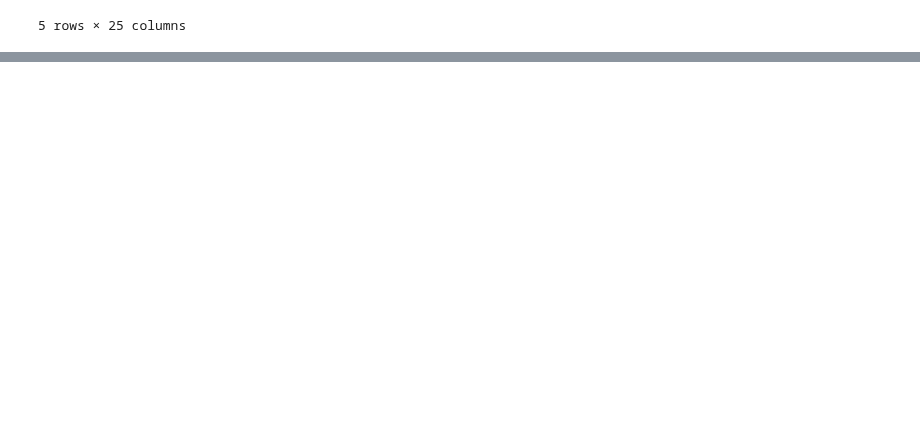
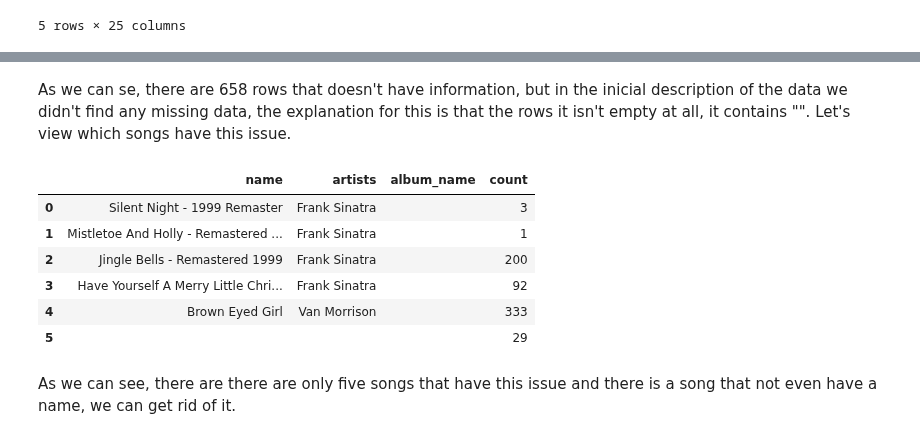
Before and after one commit to PPJQ/Spotify-Songs, a Jupyter notebook: Spotify-Songs-Documentation Notebook.ipynb, the cells around one changed output, grey strips where cells are left out. Drawn from its saved outputs; the diff is of its cells as text; code cells hidden in the pictures; blank space fills up the shorter version.

Commit message:
Project Progress
Progress in the data exploration section.

```diff
--- a/Spotify-Songs-Documentation Notebook.ipynb
+++ b/Spotify-Songs-Documentation Notebook.ipynb
@@ -87,0 +183,22 @@ df.head(5)
+# %% [markdown]
+As we can se, there are 658 rows that doesn't have information, but in the inicial description of the data we didn't find any missing data, the explanation for this is that the rows it isn't empty at all, it contains "". Let's view which songs have this issue.
+# %%
+# Reviewing the songs that have this "album_release_date" issue:
+query = """SELECT name, artists, album_name, COUNT(album_release_date)
+FROM "spotify_top_songs"
+WHERE album_release_date !~ '^\d{4}-\d{2}-\d{2}$'
+GROUP BY name, artists, album_name
+ORDER BY name DESC;
+"""
+
+pd.io.sql.read_sql(query, con = engine)
+# %% [output]
+|  | name | artists | album_name | count |
+| 0 | Silent Night - 1999 Remaster | Frank Sinatra |  | 3 |
+| 1 | Mistletoe And Holly - Remastered ... | Frank Sinatra |  | 1 |
+| 2 | Jingle Bells - Remastered 1999 | Frank Sinatra |  | 200 |
+| 3 | Have Yourself A Merry Little Chri... | Frank Sinatra |  | 92 |
+| 4 | Brown Eyed Girl | Van Morrison |  | 333 |
+| 5 |  |  |  | 29 |
+# %% [markdown]
+As we can see, there are there are only five songs that have this issue and there is a song that not even have a name, we can get rid of it.
```
Also changed, not shown: parts of 6 cells of this notebook.
